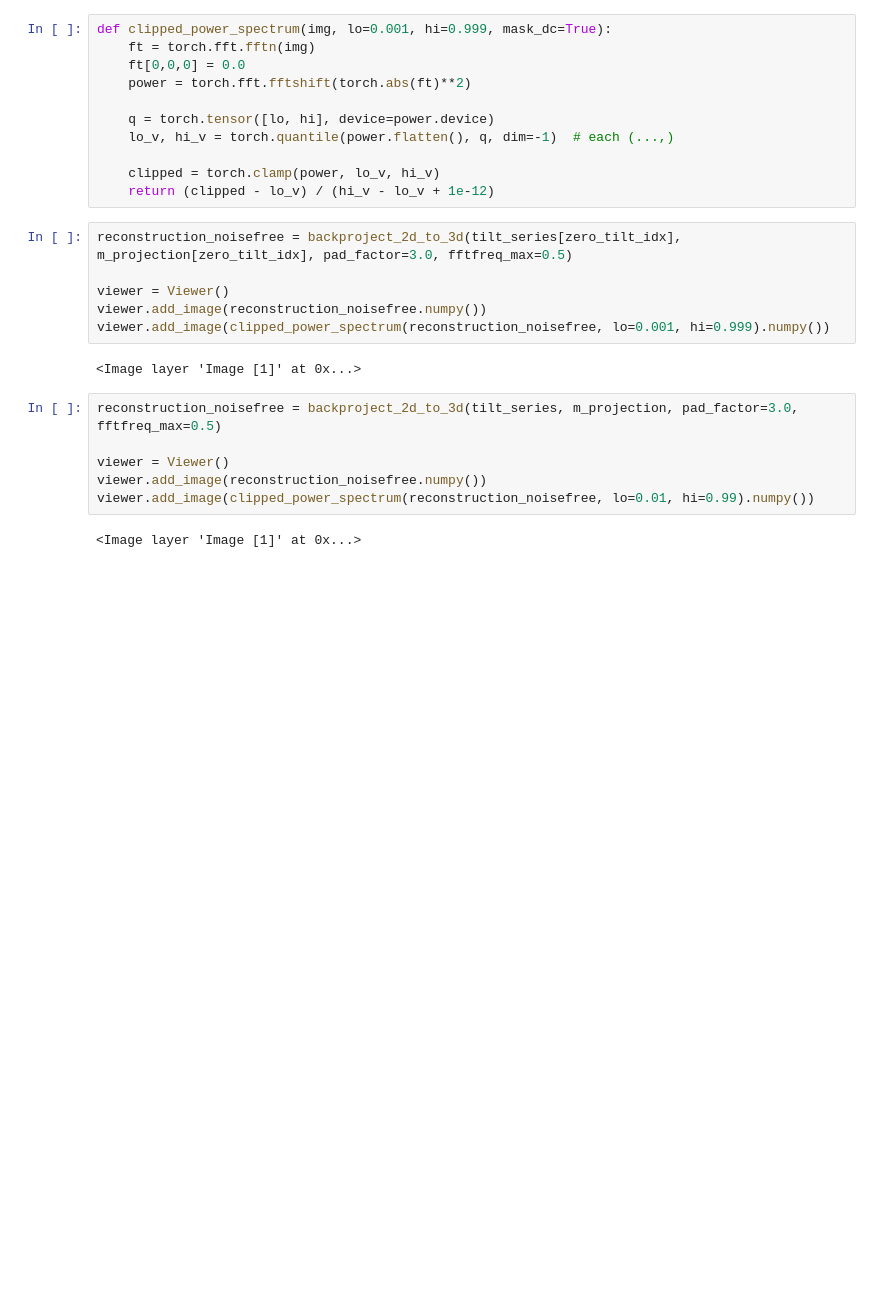
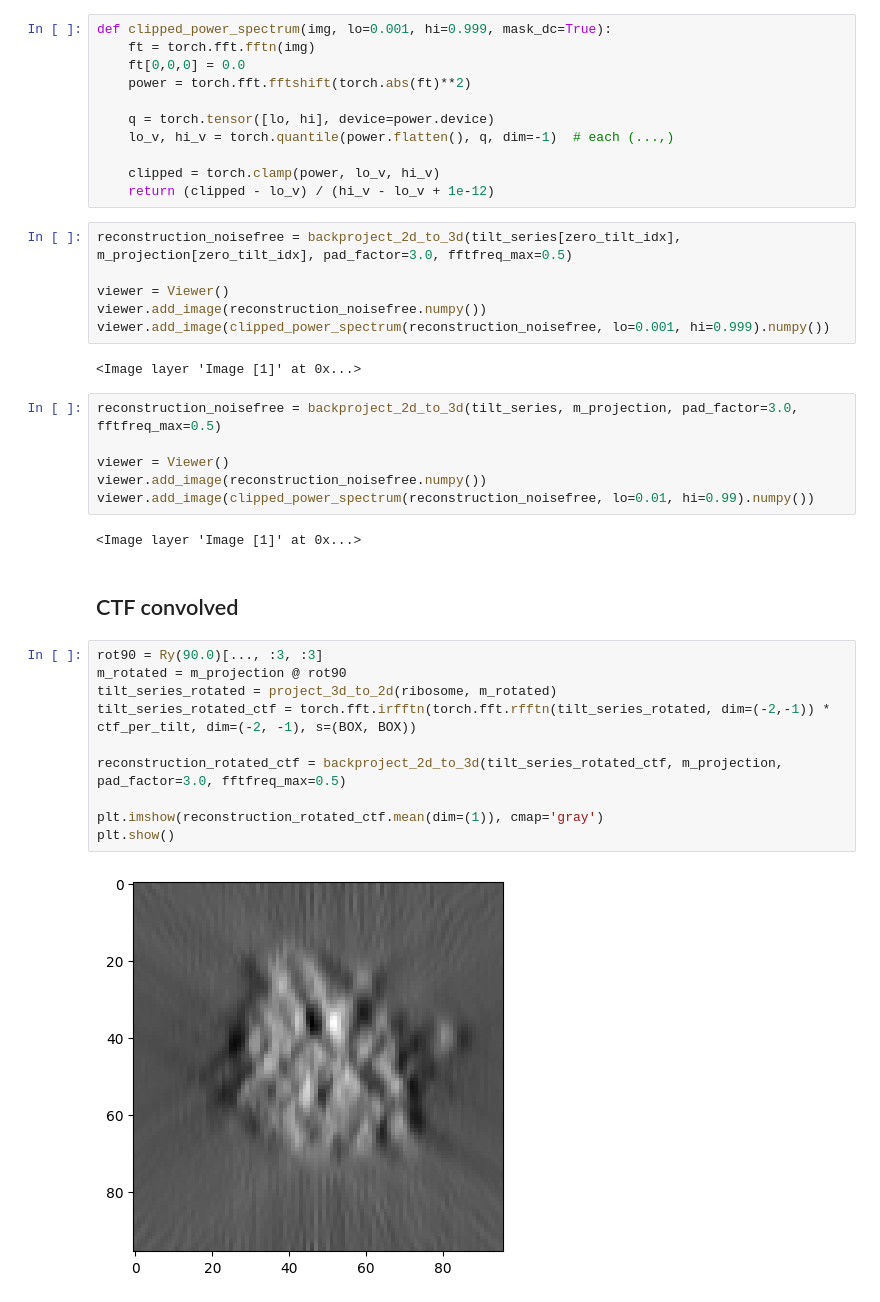
Before and after one commit to McHaillet/ARP, a Jupyter notebook: Simulation_forward_full.ipynb, the cells around one changed output. Cells and saved outputs as stored; diff of their text form; blank space fills up the shorter version.

Commit message:
add examples of rotated

```diff
--- a/Simulation_forward_full.ipynb
+++ b/Simulation_forward_full.ipynb
@@ -205,3 +218,17 @@ viewer.add_image(reconstruction_noisefree.numpy())
 viewer.add_image(clipped_power_spectrum(reconstruction_noisefree, lo=0.01, hi=0.99).numpy())
 # %% [output]
 <Image layer 'Image [1]' at 0x...>
+# %% [markdown]
+## CTF convolved
+# %%
+rot90 = Ry(90.0)[..., :3, :3]
+m_rotated = m_projection @ rot90
+tilt_series_rotated = project_3d_to_2d(ribosome, m_rotated)
+tilt_series_rotated_ctf = torch.fft.irfftn(torch.fft.rfftn(tilt_series_rotated, dim=(-2,-1)) * ctf_per_tilt, dim=(-2, -1), s=(BOX, BOX))
+
+reconstruction_rotated_ctf = backproject_2d_to_3d(tilt_series_rotated_ctf, m_projection, pad_factor=3.0, fftfreq_max=0.5)
+
+plt.imshow(reconstruction_rotated_ctf.mean(dim=(1)), cmap='gray')
+plt.show()
+# %% [output]
+[figure, added]
```
Also changed, not shown: parts of 2 cells of this notebook.
